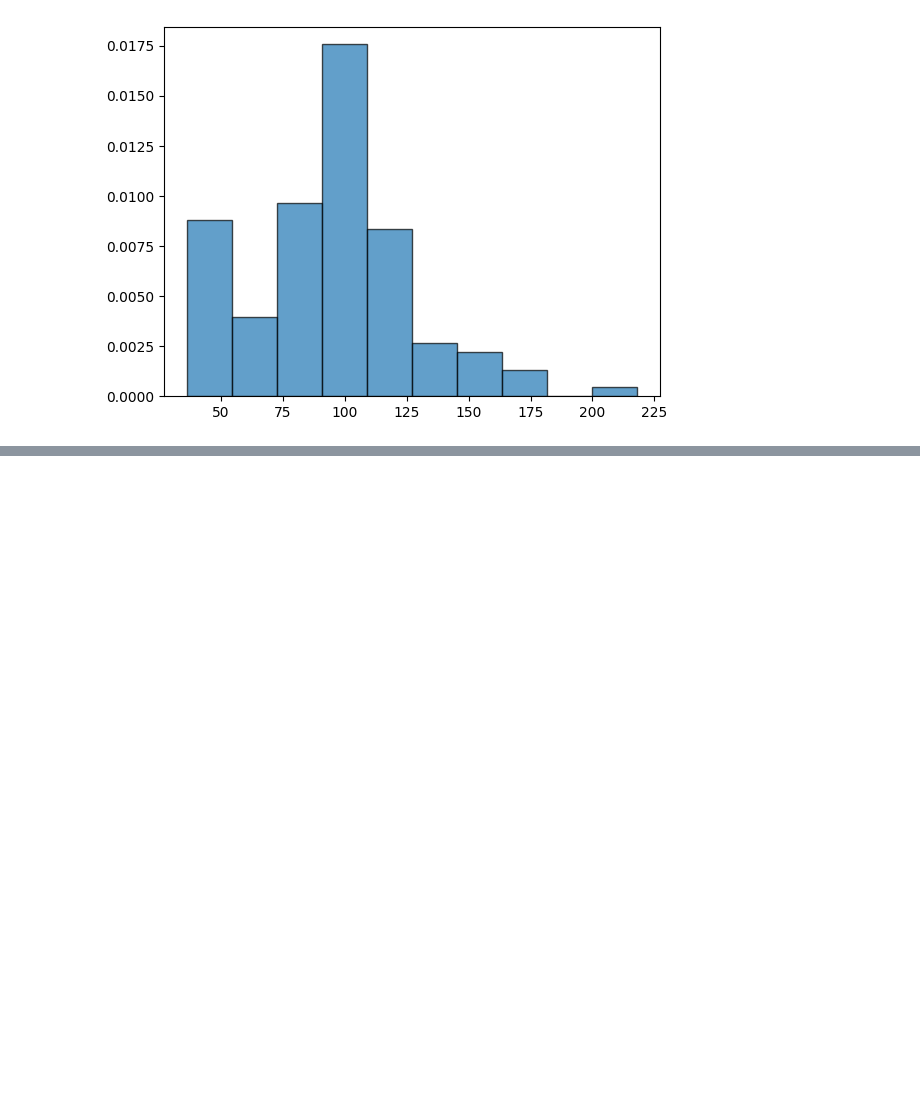
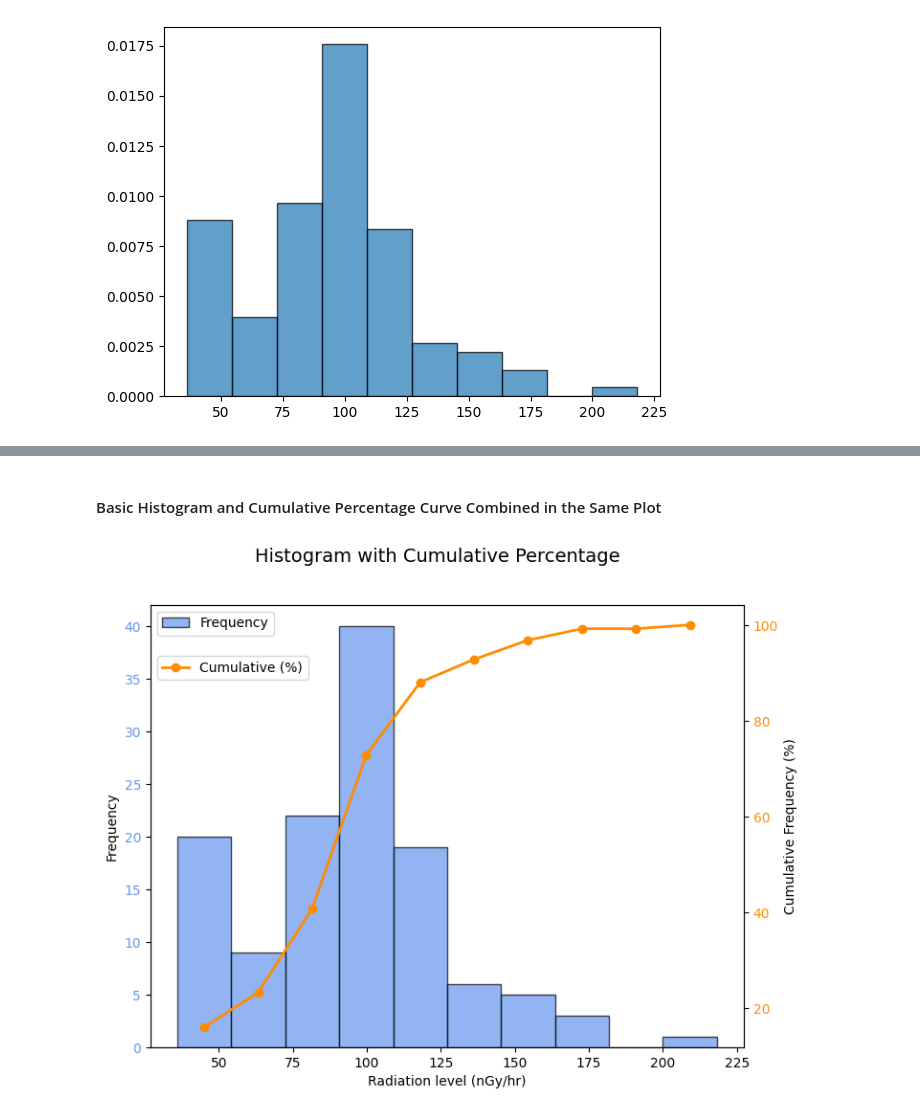
Before and after one commit to sandeept252/Geostatistics, a Jupyter notebook: CROATRAD.ipynb, the cells around one changed output, grey strips where cells are left out. Saved outputs shown, nothing was run; the diff lists cells and outputs as text; code cells hidden in the pictures; blank space fills up the shorter version.

```diff
--- a/CROATRAD.ipynb
+++ b/CROATRAD.ipynb
@@ -309,0 +360,42 @@ plt.show()
+# %% [markdown]
+#### Basic Histogram and Cumulative Percentage Curve Combined in the Same Plot
+# %%
+# Calculate cumulative frequency using numpy
+counts, bin_edges = (np.histogram(df["Total"], bins = 10))
+
+# Calculate bin width for plotting histogram (bar plot)
+bin_width = (bin_edges[1] - bin_edges[0])
+
+# Calculate cumulative frequency and cumulative frequency percentage
+cumulative_counts = np.cumsum(counts)
+cumulative_percentage = (cumulative_counts / cumulative_counts[-1]) * 100
+
+# Calculate bin centers for plotting cumulative frequency curve
+bin_centers = (bin_edges[:-1] + bin_edges[1:]) / 2
+
+# Create a dual-axis figure
+fig, ax1 = plt.subplots(figsize = (8, 6))
+ax2 = ax1.twinx()
+
+# Plot histogram (frequency/count) on the Left axis
+ax1.bar(bin_centers, counts, bin_width, alpha = 0.7, color = "cornflowerblue", edgecolor = "black", label = "Frequency")
+
+# Set x-label and y-label
+ax1.set_xlabel("Radiation level (nGy/hr)")
+ax1.set_ylabel("Frequency")
+ax1.tick_params(axis = "y", labelcolor = "cornflowerblue")
+
+# Plot cumulative frequency curve on the Right axis
+ax2.plot(bin_centers, cumulative_percentage, marker = "o", linestyle = "-", linewidth = 2, color = "darkorange", label = "Cumulative (%)")
+ax2.set_ylabel("Cumulative Frequency (%)")
+ax2.tick_params(axis = "y", labelcolor = "darkorange")
+
+# Title and Legend
+fig.suptitle("Histogram with Cumulative Percentage", fontsize=14)
+ax1.legend(loc='upper left')  # Move frequency label to upper left
+ax2.legend(loc='upper left', bbox_to_anchor=(0, 0.9))  # Move cumulative percentage below frequency in left corner
+
+# Show plot
+plt.show()
+# %% [output]
+[figure, added]
```
Also changed, not shown: parts of 13 cells of this notebook.
